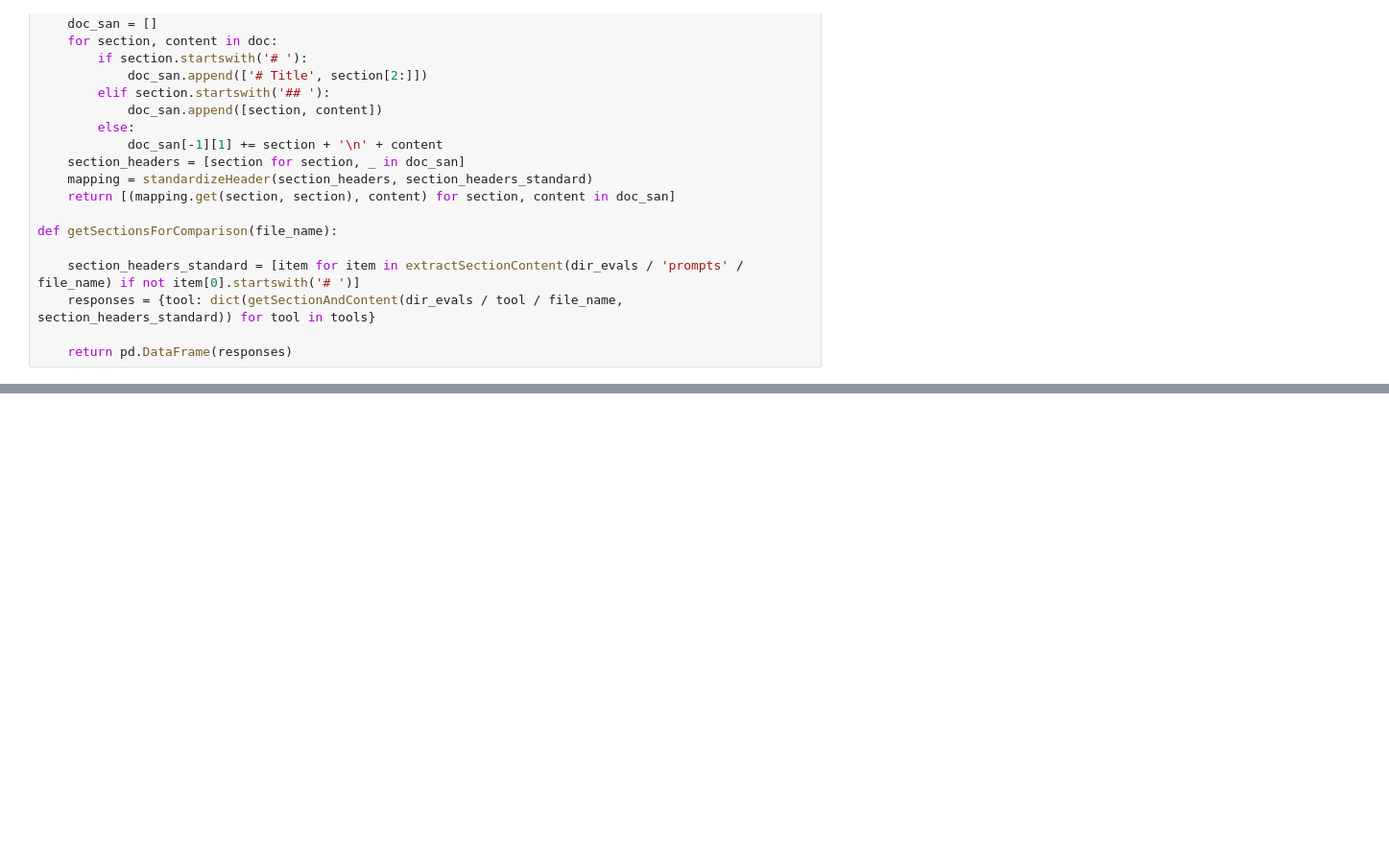
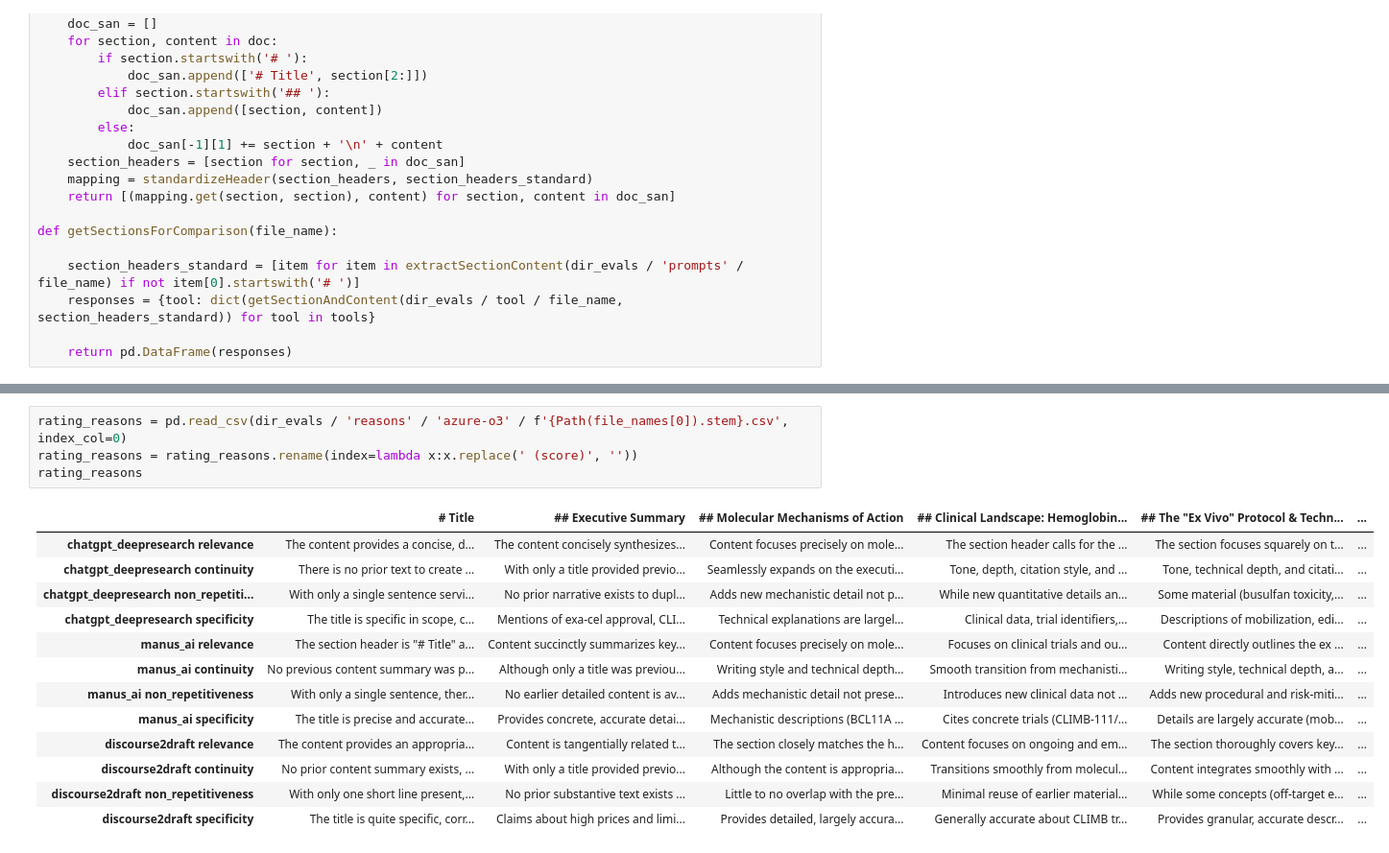
Before and after one commit to amlantalukder/Discourse2Draft, a Jupyter notebook: notebooks/evaluate.ipynb, the cells around one changed output, grey strips where cells are left out. Shown at 96% size. Cells and saved outputs as stored; diff of their text form; blank space fills up the shorter version.

```diff
--- a/notebooks/evaluate.ipynb
+++ b/notebooks/evaluate.ipynb
@@ -339,0 +334,18 @@ rating_responses.loc[rating_responses.index.str.endswith('(reason)')]
+# %%
+rating_reasons = pd.read_csv(dir_evals / 'reasons' / 'azure-o3' / f'{Path(file_names[0]).stem}.csv', index_col=0)
+rating_reasons = rating_reasons.rename(index=lambda x:x.replace(' (score)', ''))
+rating_reasons
+# %% [output]
+|  | # Title | ## Executive Summary | ## Molecular Mechanisms of Action | ## Clinical Landscape: Hemoglobin... | ## The "Ex Vivo" Protocol & Techn... | ... |
+| chatgpt_deepresearch relevance | The content provides a concise, d... | The content concisely synthesizes... | Content focuses precisely on mole... | The section header calls for the ... | The section focuses squarely on t... | ... |
+| chatgpt_deepresearch continuity | There is no prior text to create ... | With only a title provided previo... | Seamlessly expands on the executi... | Tone, depth, citation style, and ... | Tone, technical depth, and citati... | ... |
+| chatgpt_deepresearch non_repetiti... | With only a single sentence servi... | No prior narrative exists to dupl... | Adds new mechanistic detail not p... | While new quantitative details an... | Some material (busulfan toxicity,... | ... |
+| chatgpt_deepresearch specificity | The title is specific in scope, c... | Mentions of exa-cel approval, CLI... | Technical explanations are largel... | Clinical data, trial identifiers,... | Descriptions of mobilization, edi... | ... |
+| manus_ai relevance | The section header is "# Title" a... | Content succinctly summarizes key... | Content focuses precisely on mole... | Focuses on clinical trials and ou... | Content directly outlines the ex ... | ... |
+| manus_ai continuity | No previous content summary was p... | Although only a title was previou... | Writing style and technical depth... | Smooth transition from mechanisti... | Writing style, technical depth, a... | ... |
+| manus_ai non_repetitiveness | With only a single sentence, ther... | No earlier detailed content is av... | Adds mechanistic detail not prese... | Introduces new clinical data not ... | Adds new procedural and risk-miti... | ... |
+| manus_ai specificity | The title is precise and accurate... | Provides concrete, accurate detai... | Mechanistic descriptions (BCL11A ... | Cites concrete trials (CLIMB-111/... | Details are largely accurate (mob... | ... |
+| discourse2draft relevance | The content provides an appropria... | Content is tangentially related t... | The section closely matches the h... | Content focuses on ongoing and em... | The section thoroughly covers key... | ... |
+| discourse2draft continuity | No prior content summary exists, ... | With only a title provided previo... | Although the content is appropria... | Transitions smoothly from molecul... | Content integrates smoothly with ... | ... |
+| discourse2draft non_repetitiveness | With only one short line present,... | No prior substantive text exists ... | Little to no overlap with the pre... | Minimal reuse of earlier material... | While some concepts (off-target e... | ... |
+| discourse2draft specificity | The title is quite specific, corr... | Claims about high prices and limi... | Provides detailed, largely accura... | Generally accurate about CLIMB tr... | Provides granular, accurate descr... | ... |
```
Also changed, not shown: parts of 8 cells of this notebook, 10 other files.
